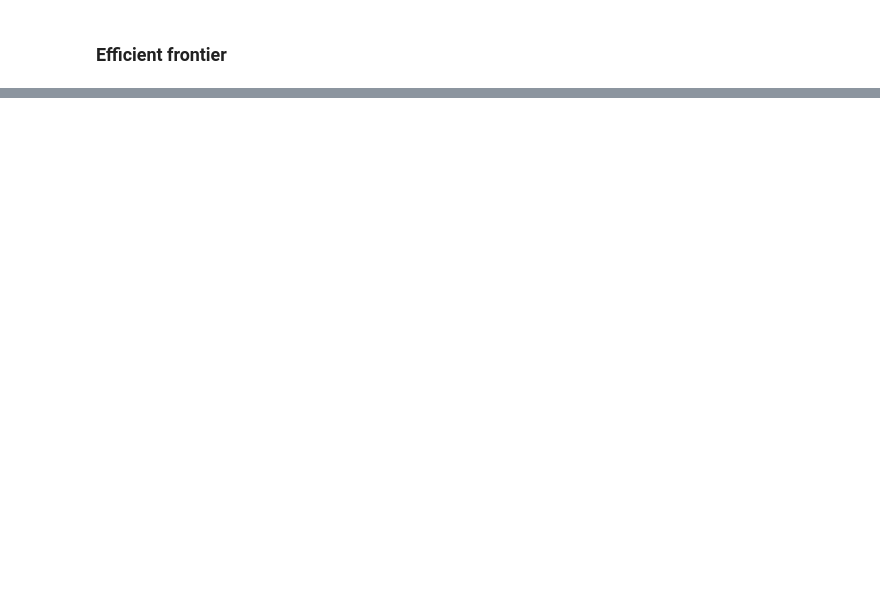
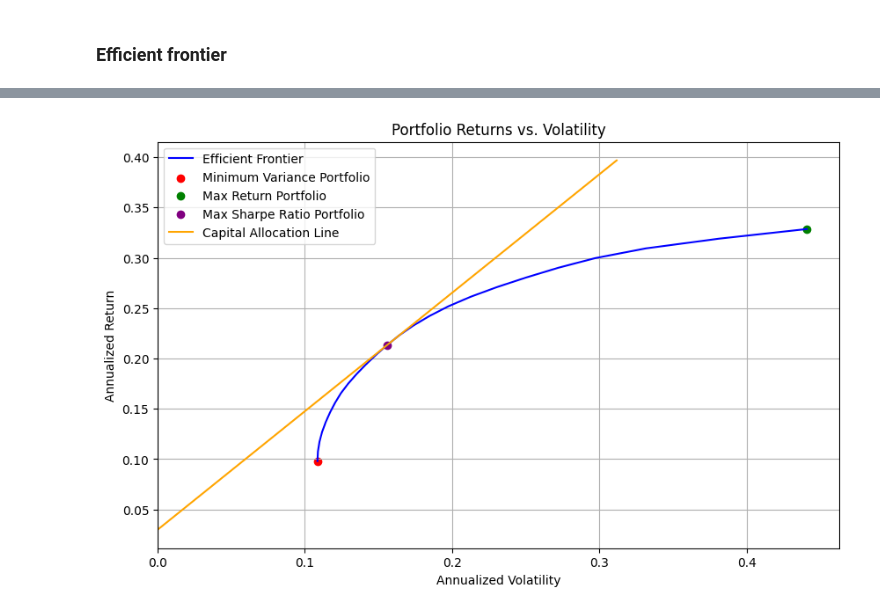
Before and after one commit to GiammarcoBozzelli/SEF, a Jupyter notebook: main.ipynb, the cells around one changed output, grey strips where cells are left out. Saved outputs shown, nothing was run; the diff lists cells and outputs as text; code cells hidden in the pictures; blank space fills up the shorter version.

```diff
--- a/main.ipynb
+++ b/main.ipynb
@@ -464,0 +339,11 @@ cons = (
+# %%
+#Create the risk-free rate
+rf = pd.read_csv('https://raw.githubusercontent.com/GiammarcoBozzelli/SEF/FINAL/risk_free_rate_OECD.csv')
+rf.head()
+
+#Get the risk-free rate
+rfr = rf.OBS_VALUE
+rfr21 = rfr[:-1]
+
+#Average annual risk free rate across all european countries over the 2000-2021 period
+rfr_expected = rfr21.mean()/100
@@ -464,0 +354,8 @@ cons = (
+# %%
+#Compute the sharpe ratio for each portfolio on the efficient frontier
+df_frontier_high['Sharpe Ratio'] = (df_frontier_high['Annualized Return'] - rfr_expected) / df_frontier_high['Annualized Volatility']
+
+#Find the portfolio with the maximum sharpe ratio
+max_sharpe_index = df_frontier_high['Sharpe Ratio'].idxmax()
+max_sharpe_portfolio = df_frontier_high.loc[max_sharpe_index]
+print(max_sharpe_portfolio)
@@ -464,0 +391,38 @@ cons = (
+# %%
+#Initialize the figure
+plt.figure(figsize=(10, 6))
+
+#Get the volatility and the return of the maximum sharpe ratio portfolio
+max_sharpe_volatility = df_frontier_high.loc[max_sharpe_index, 'Annualized Volatility']
+max_sharpe_return = df_frontier_high.loc[max_sharpe_index, 'Annualized Return']
+
+#Excess return of the Max Sharpe Ratio portfolio over the risk-free rate
+max_sharpe_excess_return = max_sharpe_return - rfr_expected
+
+#Get the slope of the capital allocation line (CAL), and the boundaries
+CAL_slope = max_sharpe_excess_return / max_sharpe_volatility
+CAL_x = max_sharpe_volatility * 2
+CAL_y = rfr_expected + (CAL_x * (max_sharpe_return - rfr_expected) / max_sharpe_volatility)
+
+#Plot the efficient frontier
+#plt.scatter(df_frontier_high['Annualized Volatility'], df_frontier_high['Annualized Return'], color='blue', label='Optimal Portfolios')
+plt.plot(df_frontier_high['Annualized Volatility'], df_frontier_high['Annualized Return'], color='blue', label='Efficient Frontier')
+
+#Plot the MVP, the MaxRP, and the Max Sharpe Ratio Portfolio
+plt.scatter(df_frontier_high.loc[MVP_index, 'Annualized Volatility'], df_frontier_high.loc[MVP_index, 'Annualized Return'], color='red', label='Minimum Variance Portfolio')
+plt.scatter(df_frontier_high.loc[MaxRP_index, 'Annualized Volatility'], df_frontier_high.loc[MaxRP_index, 'Annualized Return'], color='green', label='Max Return Portfolio')
+plt.scatter(df_frontier_high.loc[max_sharpe_index, 'Annualized Volatility'], df_frontier_high.loc[max_sharpe_index, 'Annualized Return'], color='purple', label='Max Sharpe Ratio Portfolio')
+
+#Plot the capital allocation line (CAL)
+plt.plot([0, CAL_x], [rfr_expected, CAL_y], color='orange', label='Capital Allocation Line')
+
+#Add title, legends, ect
+plt.xlim(0)
+plt.title('Portfolio Returns vs. Volatility')
+plt.xlabel('Annualized Volatility')
+plt.ylabel('Annualized Return')
+plt.legend()
+plt.grid(True)
+plt.show()
+# %% [output]
+[figure, added]
```
Also changed, not shown: parts of 52 cells of this notebook.
